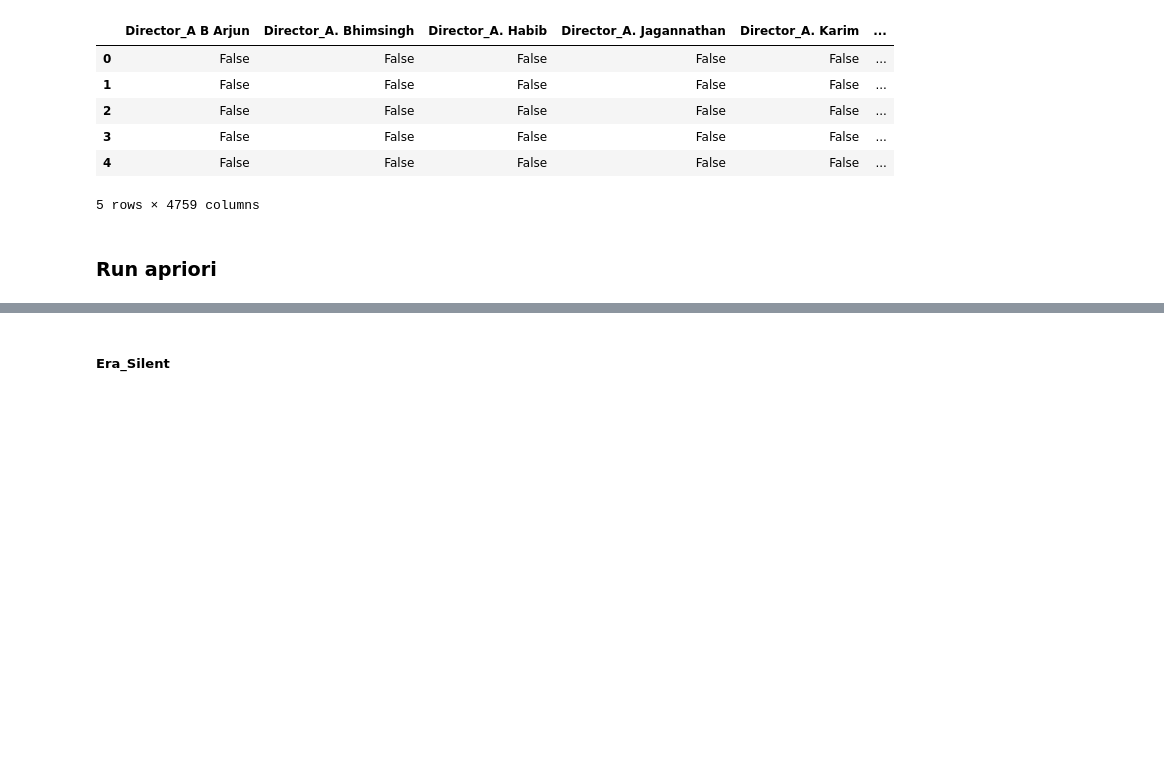
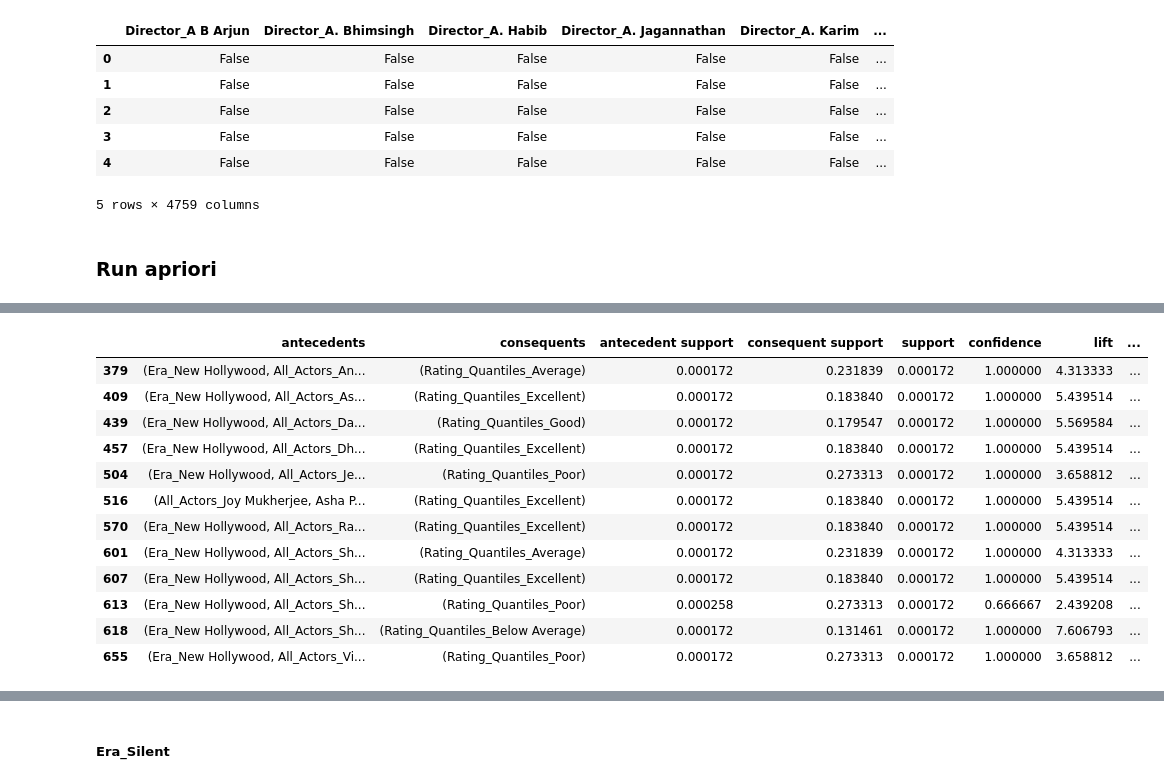
Before and after one commit to 1witsarut/BSC_DPDM2025, a Jupyter notebook: Ch4_Frequent_Patterns_(Association_Rules).ipynb, the cells around one changed output, grey strips where cells are left out. Drawn from its saved outputs; the diff is of its cells as text; code cells hidden in the pictures; blank space fills up the shorter version.

```diff
--- a/Ch4_Frequent_Patterns_(Association_Rules).ipynb
+++ b/Ch4_Frequent_Patterns_(Association_Rules).ipynb
@@ -1321,0 +1375,3 @@ rules[rules["antecedents"].astype(str).str.contains("Director") & \
+# %%
+data_apri2 = data_encoded2.iloc[:,5:]
+data_apri2
@@ -1321,0 +1434,4 @@ rules[rules["antecedents"].astype(str).str.contains("Director") & \
+# %%
+selected_columns2 = [col for col in data_apri2.columns if col.startswith('All_Actors')] + \
+                    [col for col in data_apri2.columns if col.startswith('Era')] + \
+                    [col for col in data_apri2.columns if col.startswith('Rating_Quantiles')]
@@ -1321,0 +1442,3 @@ rules[rules["antecedents"].astype(str).str.contains("Director") & \
+# %%
+data_selected2 = data_apri2[selected_columns2]
+data_selected2.shape
@@ -1321,0 +1447,11 @@ rules[rules["antecedents"].astype(str).str.contains("Director") & \
+# %%
+from mlxtend.frequent_patterns import apriori, association_rules
+
+# ค่าที่ตั้งต้น
+min_sup = 0.0001
+
+# คำนวณ frequent itemsets
+frequentItemsets = apriori(data_selected2, min_support=min_sup, use_colnames=True)
+
+# สร้างกฎเชื่อมโยง (association rules) จาก frequent itemsets
+rules2 = association_rules(frequentItemsets, metric="lift", min_threshold=1)
@@ -1321,0 +1474,17 @@ rules[rules["antecedents"].astype(str).str.contains("Director") & \
+# %%
+rules2[rules2["antecedents"].astype(str).str.contains("All_Actors") &
+       rules2["antecedents"].astype(str).str.contains("Era_New Hollywood")]
+# %% [output]
+|  | antecedents | consequents | antecedent support | consequent support | support | confidence | lift | ... |
+| 379 | (Era_New Hollywood, All_Actors_An... | (Rating_Quantiles_Average) | 0.000172 | 0.231839 | 0.000172 | 1.000000 | 4.313333 | ... |
+| 409 | (Era_New Hollywood, All_Actors_As... | (Rating_Quantiles_Excellent) | 0.000172 | 0.183840 | 0.000172 | 1.000000 | 5.439514 | ... |
+| 439 | (Era_New Hollywood, All_Actors_Da... | (Rating_Quantiles_Good) | 0.000172 | 0.179547 | 0.000172 | 1.000000 | 5.569584 | ... |
+| 457 | (Era_New Hollywood, All_Actors_Dh... | (Rating_Quantiles_Excellent) | 0.000172 | 0.183840 | 0.000172 | 1.000000 | 5.439514 | ... |
+| 504 | (Era_New Hollywood, All_Actors_Je... | (Rating_Quantiles_Poor) | 0.000172 | 0.273313 | 0.000172 | 1.000000 | 3.658812 | ... |
+| 516 | (All_Actors_Joy Mukherjee, Asha P... | (Rating_Quantiles_Excellent) | 0.000172 | 0.183840 | 0.000172 | 1.000000 | 5.439514 | ... |
+| 570 | (Era_New Hollywood, All_Actors_Ra... | (Rating_Quantiles_Excellent) | 0.000172 | 0.183840 | 0.000172 | 1.000000 | 5.439514 | ... |
+| 601 | (Era_New Hollywood, All_Actors_Sh... | (Rating_Quantiles_Average) | 0.000172 | 0.231839 | 0.000172 | 1.000000 | 4.313333 | ... |
+| 607 | (Era_New Hollywood, All_Actors_Sh... | (Rating_Quantiles_Excellent) | 0.000172 | 0.183840 | 0.000172 | 1.000000 | 5.439514 | ... |
+| 613 | (Era_New Hollywood, All_Actors_Sh... | (Rating_Quantiles_Poor) | 0.000258 | 0.273313 | 0.000172 | 0.666667 | 2.439208 | ... |
+| 618 | (Era_New Hollywood, All_Actors_Sh... | (Rating_Quantiles_Below Average) | 0.000172 | 0.131461 | 0.000172 | 1.000000 | 7.606793 | ... |
+| 655 | (Era_New Hollywood, All_Actors_Vi... | (Rating_Quantiles_Poor) | 0.000172 | 0.273313 | 0.000172 | 1.000000 | 3.658812 | ... |
```
Also changed, not shown: parts of 76 cells of this notebook.
